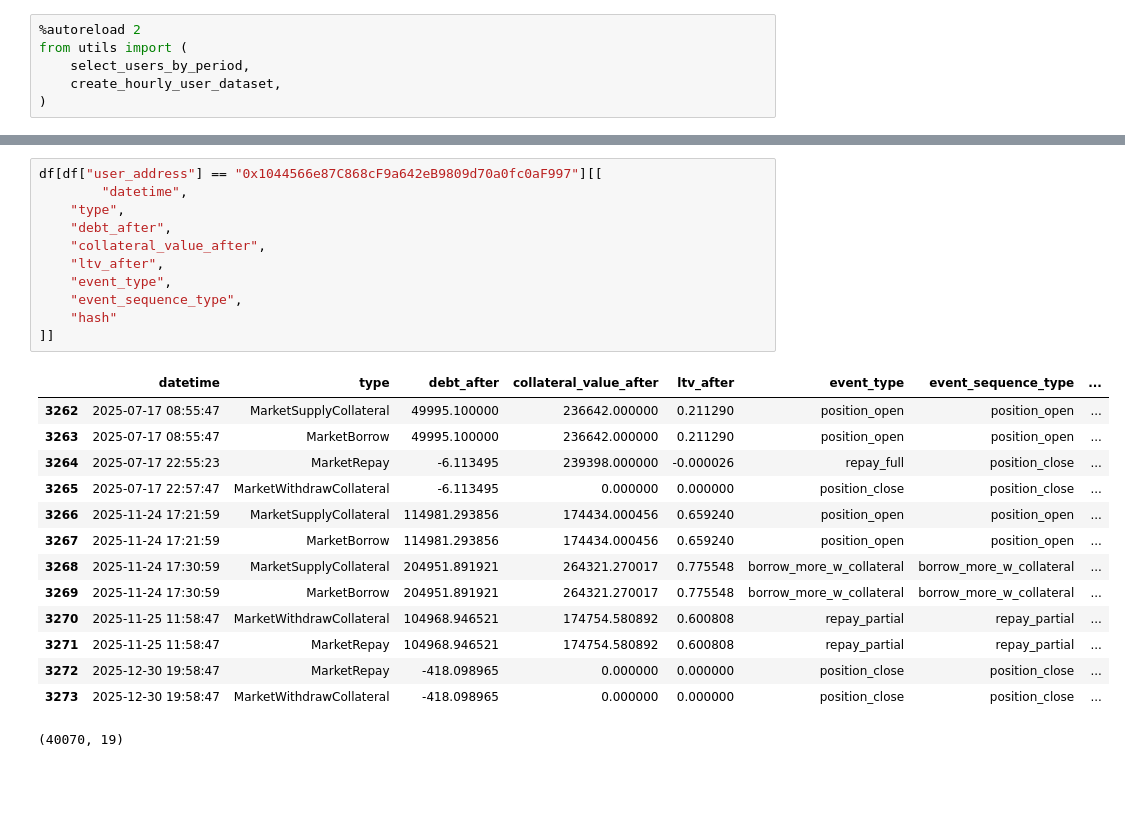
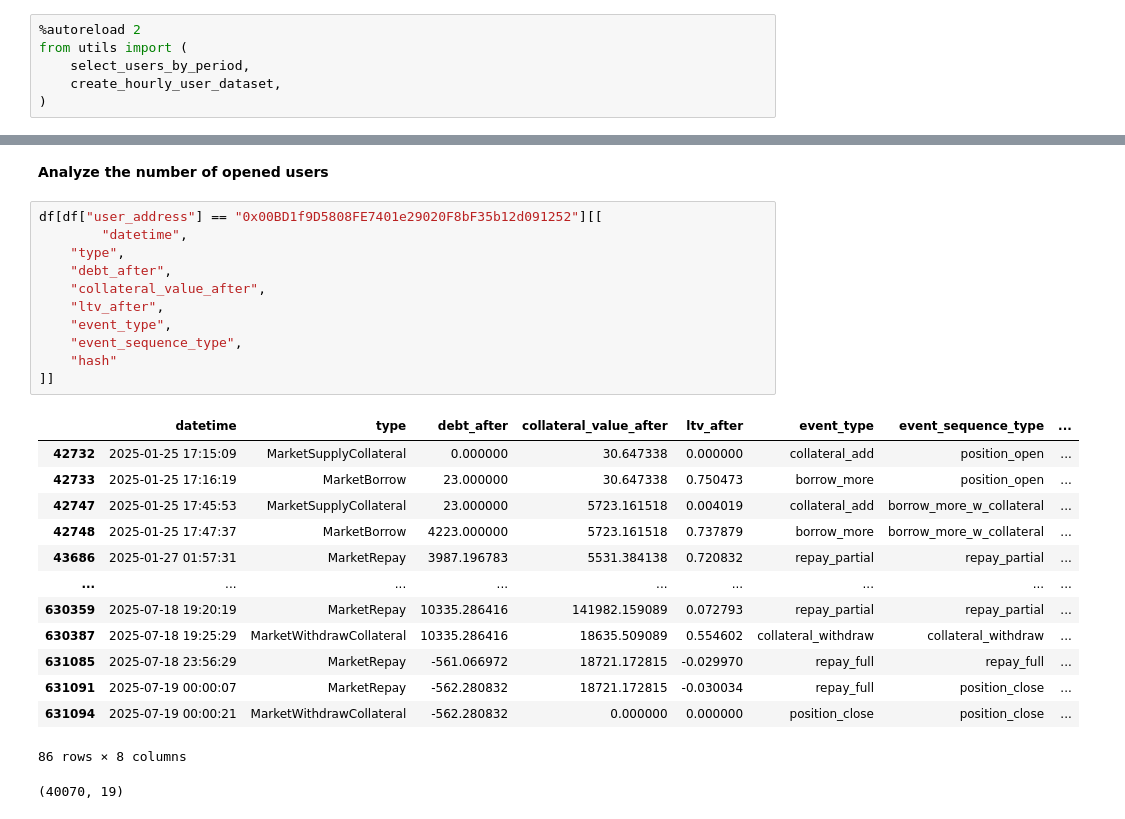
Before and after one commit to egortrussov/lending_protocols_researh, a Jupyter notebook: users_clusterization/leveraged_users.ipynb, the cells around one changed output, grey strips where cells are left out. Drawn from its saved outputs; the diff is of its cells as text; blank space fills up the shorter version.

```diff
--- a/users_clusterization/leveraged_users.ipynb
+++ b/users_clusterization/leveraged_users.ipynb
@@ -50,28 +85,30 @@ def get_users_with_leverage(df_actions, start_date, end_date, window_hours=24, t
+# %% [markdown]
+**Analyze the number of opened users**
 # %%
-df[df["user_address"] == "0x1044566e87C868cF9a642eB9809d70a0fc0aF997"][[
+df[df["user_address"] == "0x00BD1f9D5808FE7401e29020F8bF35b12d091252"][[
         "datetime",
     "type",
     "debt_after",
     "collateral_value_after",
     "ltv_after",
     "event_type",
     "event_sequence_type",
     "hash"
 ]]
 # %% [output]
 |  | datetime | type | debt_after | collateral_value_after | ltv_after | event_type | event_sequence_type | ... |
-| 3262 | 2025-07-17 08:55:47 | MarketSupplyCollateral | 49995.100000 | 236642.000000 | 0.211290 | position_open | position_open | ... |
-| 3263 | 2025-07-17 08:55:47 | MarketBorrow | 49995.100000 | 236642.000000 | 0.211290 | position_open | position_open | ... |
-| 3264 | 2025-07-17 22:55:23 | MarketRepay | -6.113495 | 239398.000000 | -0.000026 | repay_full | position_close | ... |
-| 3265 | 2025-07-17 22:57:47 | MarketWithdrawCollateral | -6.113495 | 0.000000 | 0.000000 | position_close | position_close | ... |
-| 3266 | 2025-11-24 17:21:59 | MarketSupplyCollateral | 114981.293856 | 174434.000456 | 0.659240 | position_open | position_open | ... |
-| 3267 | 2025-11-24 17:21:59 | MarketBorrow | 114981.293856 | 174434.000456 | 0.659240 | position_open | position_open | ... |
-| 3268 | 2025-11-24 17:30:59 | MarketSupplyCollateral | 204951.891921 | 264321.270017 | 0.775548 | borrow_more_w_collateral | borrow_more_w_collateral | ... |
-| 3269 | 2025-11-24 17:30:59 | MarketBorrow | 204951.891921 | 264321.270017 | 0.775548 | borrow_more_w_collateral | borrow_more_w_collateral | ... |
-| 3270 | 2025-11-25 11:58:47 | MarketWithdrawCollateral | 104968.946521 | 174754.580892 | 0.600808 | repay_partial | repay_partial | ... |
-| 3271 | 2025-11-25 11:58:47 | MarketRepay | 104968.946521 | 174754.580892 | 0.600808 | repay_partial | repay_partial | ... |
-| 3272 | 2025-12-30 19:58:47 | MarketRepay | -418.098965 | 0.000000 | 0.000000 | position_close | position_close | ... |
-| 3273 | 2025-12-30 19:58:47 | MarketWithdrawCollateral | -418.098965 | 0.000000 | 0.000000 | position_close | position_close | ... |
+| 42732 | 2025-01-25 17:15:09 | MarketSupplyCollateral | 0.000000 | 30.647338 | 0.000000 | collateral_add | position_open | ... |
+| 42733 | 2025-01-25 17:16:19 | MarketBorrow | 23.000000 | 30.647338 | 0.750473 | borrow_more | position_open | ... |
+| 42747 | 2025-01-25 17:45:53 | MarketSupplyCollateral | 23.000000 | 5723.161518 | 0.004019 | collateral_add | borrow_more_w_collateral | ... |
+| 42748 | 2025-01-25 17:47:37 | MarketBorrow | 4223.000000 | 5723.161518 | 0.737879 | borrow_more | borrow_more_w_collateral | ... |
+| 43686 | 2025-01-27 01:57:31 | MarketRepay | 3987.196783 | 5531.384138 | 0.720832 | repay_partial | repay_partial | ... |
+| ... | ... | ... | ... | ... | ... | ... | ... | ... |
+| 630359 | 2025-07-18 19:20:19 | MarketRepay | 10335.286416 | 141982.159089 | 0.072793 | repay_partial | repay_partial | ... |
+| 630387 | 2025-07-18 19:25:29 | MarketWithdrawCollateral | 10335.286416 | 18635.509089 | 0.554602 | collateral_withdraw | collateral_withdraw | ... |
+| 631085 | 2025-07-18 23:56:29 | MarketRepay | -561.066972 | 18721.172815 | -0.029970 | repay_full | repay_full | ... |
+| 631091 | 2025-07-19 00:00:07 | MarketRepay | -562.280832 | 18721.172815 | -0.030034 | repay_full | position_close | ... |
+| 631094 | 2025-07-19 00:00:21 | MarketWithdrawCollateral | -562.280832 | 0.000000 | 0.000000 | position_close | position_close | ... |
+86 rows × 8 columns
 # %%
 # %% [output]
 (40070, 19)
```
Also changed, not shown: parts of 29 cells of this notebook, 20 other files.
